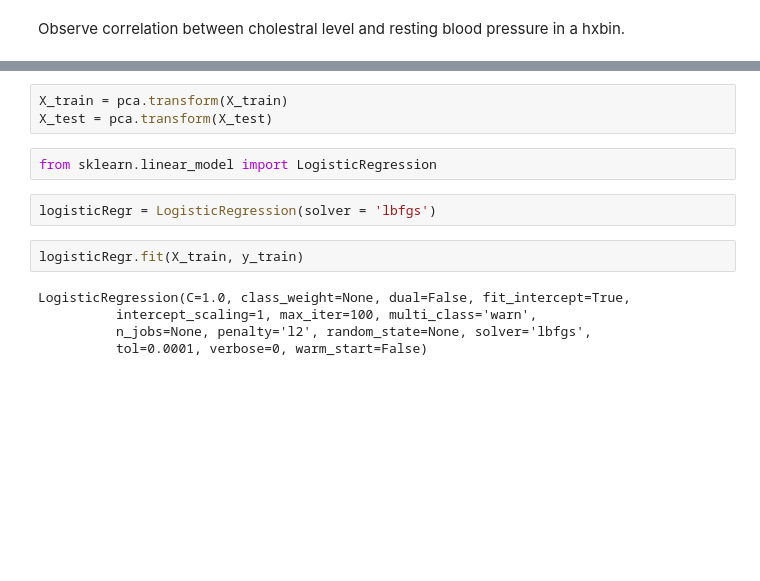
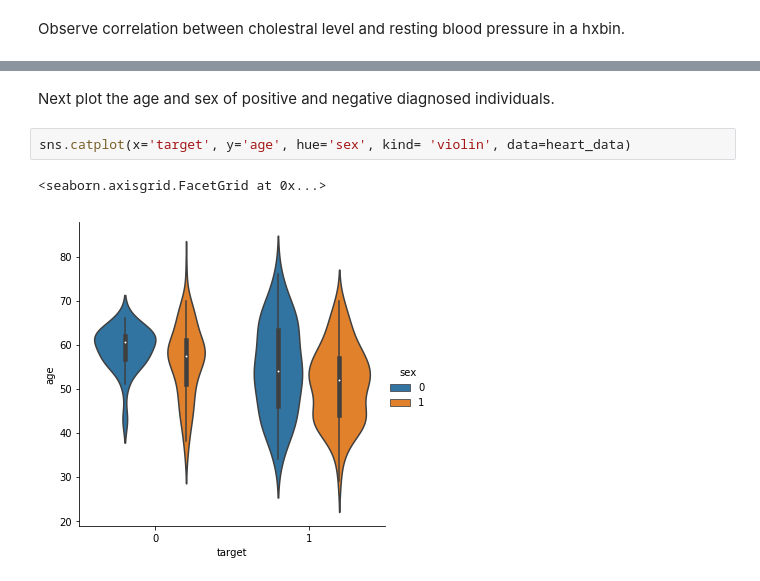
Before and after one commit to emilyallison18/heart_project, a Jupyter notebook: Heart_Data_Analysis_Notebook.ipynb, the cells around one changed output, grey strips where cells are left out. Drawn from its saved outputs; the diff is of its cells as text; blank space fills up the shorter version.

```diff
--- a/Heart_Data_Analysis_Notebook.ipynb
+++ b/Heart_Data_Analysis_Notebook.ipynb
@@ -398,14 +301,7 @@ PCA(copy=True, iterated_power='auto', n_components=0.95, random_state=None,
-# %%
-X_train = pca.transform(X_train)
-X_test = pca.transform(X_test)
-# %%
-from sklearn.linear_model import LogisticRegression
-# %%
-logisticRegr = LogisticRegression(solver = 'lbfgs')
-# %%
-logisticRegr.fit(X_train, y_train)
-# %% [output]
-LogisticRegression(C=1.0, class_weight=None, dual=False, fit_intercept=True,
-          intercept_scaling=1, max_iter=100, multi_class='warn',
-          n_jobs=None, penalty='l2', random_state=None, solver='lbfgs',
-          tol=0.0001, verbose=0, warm_start=False)
+# %% [markdown]
+Next plot the age and sex of positive and negative diagnosed individuals.
+# %%
+sns.catplot(x='target', y='age', hue='sex', kind= 'violin', data=heart_data)
+# %% [output]
+<seaborn.axisgrid.FacetGrid at 0x...>
+[figure, added]
```
Also changed, not shown: parts of 84 cells of this notebook.
